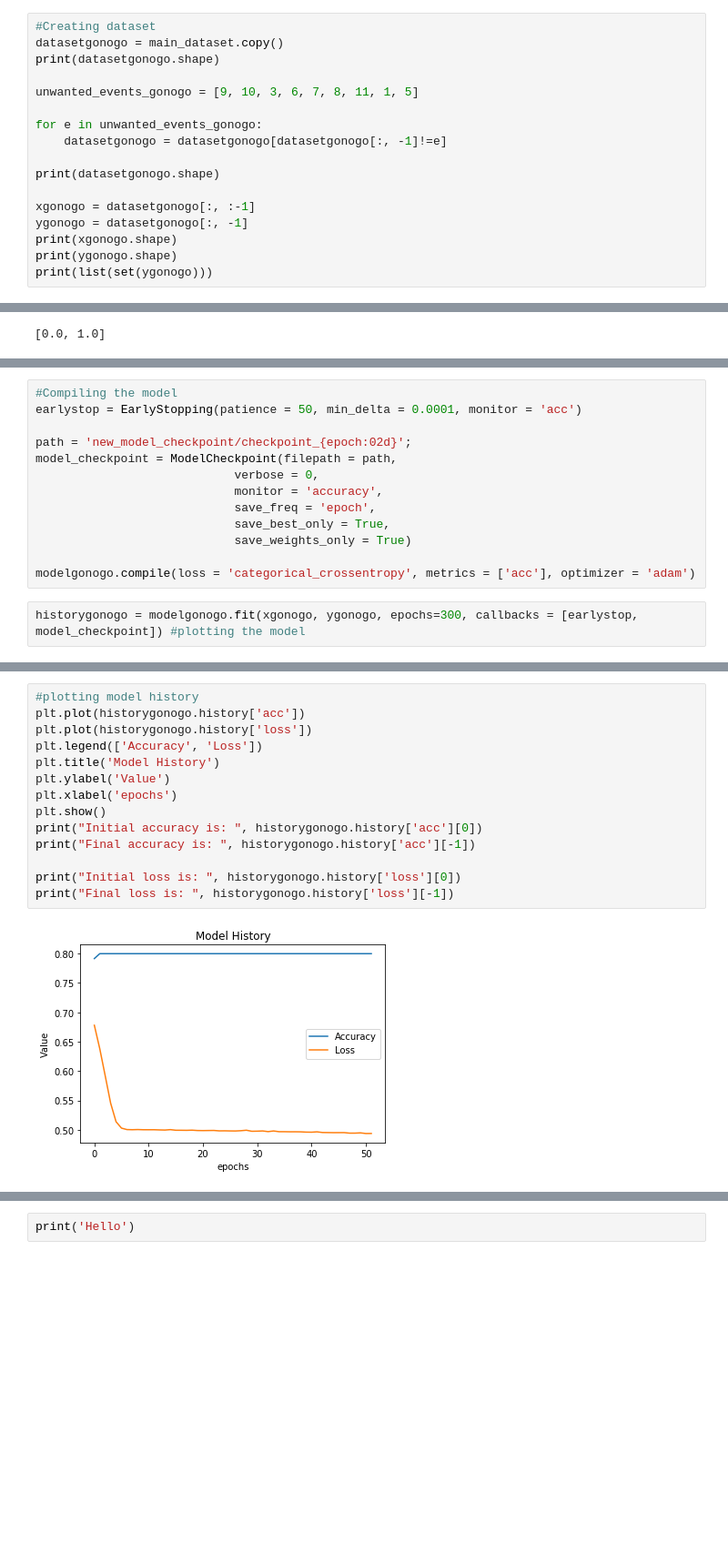
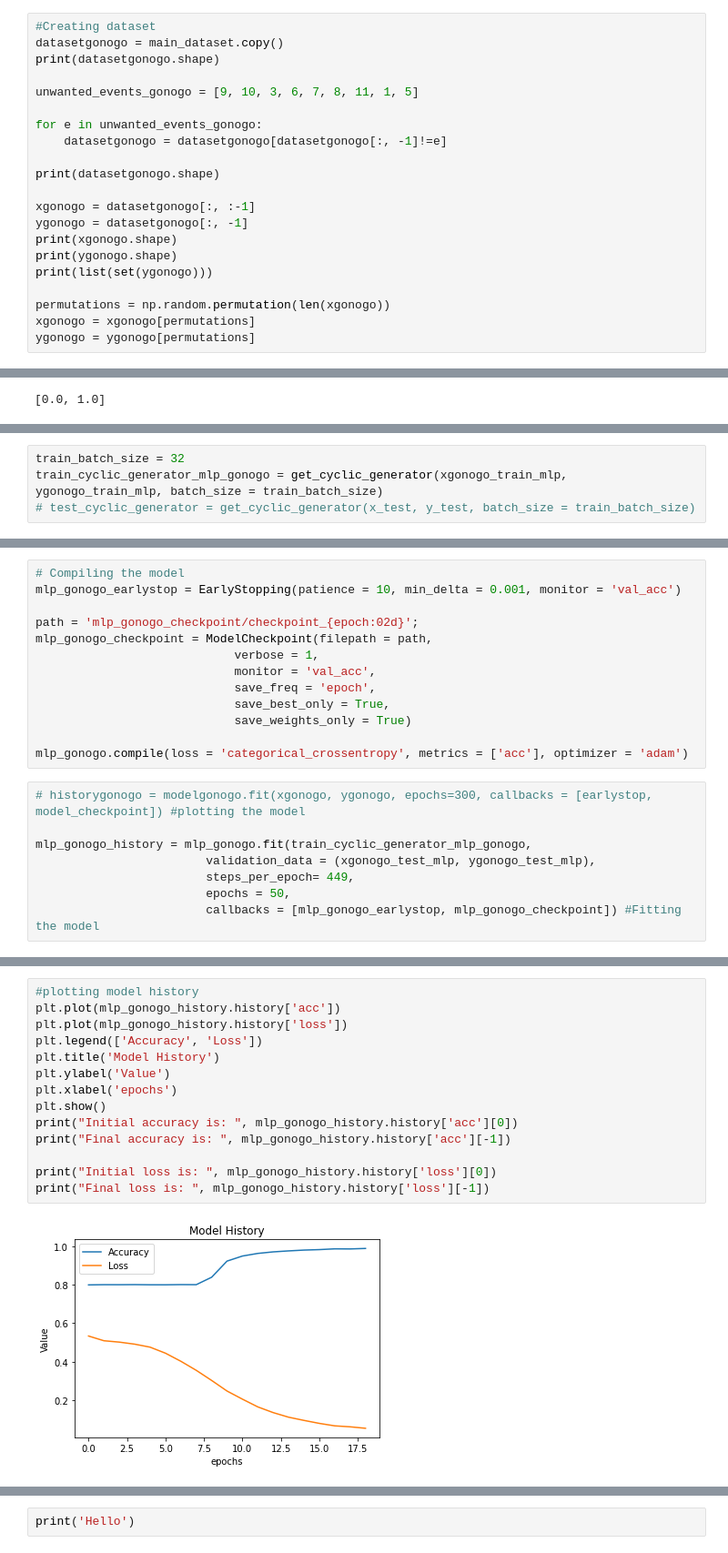
Before and after one commit to Arush0113/EEG_Pipeline, a Jupyter notebook: team02/main_raw_code_1.ipynb, the cells around one changed output, grey strips where cells are left out. Shown at 91% size. Saved outputs shown, nothing was run; the diff lists cells and outputs as text; blank space fills up the shorter version.

```diff
--- a/team02/main_raw_code_1.ipynb
+++ b/team02/main_raw_code_1.ipynb
@@ -1246,6 +1259,10 @@ ygonogo = datasetgonogo[:, -1]
 print(xgonogo.shape)
 print(ygonogo.shape)
 print(list(set(ygonogo)))
+
+permutations = np.random.permutation(len(xgonogo))
+xgonogo = xgonogo[permutations]
+ygonogo = ygonogo[permutations]
 # %% [output]
 (1872, 23167)
 (600, 23167)
@@ -1275 +1314,5 @@ array([[1., 0.],
+# %%
+train_batch_size = 32
+train_cyclic_generator_mlp_gonogo = get_cyclic_generator(xgonogo_train_mlp, ygonogo_train_mlp, batch_size = train_batch_size)
+# test_cyclic_generator = get_cyclic_generator(x_test, y_test, batch_size = train_batch_size)
 # %%
@@ -1300,18 +1349,24 @@ Trainable params: 741,906
 Non-trainable params: 0
 _________________________________________________________________
 # %%
-#Compiling the model
-earlystop = EarlyStopping(patience = 50, min_delta = 0.0001, monitor = 'acc')
+# Compiling the model
+mlp_gonogo_earlystop = EarlyStopping(patience = 10, min_delta = 0.001, monitor = 'val_acc')
 
-path = 'new_model_checkpoint/checkpoint_{epoch:02d}';
-model_checkpoint = ModelCheckpoint(filepath = path,
-                            verbose = 0,
-                            monitor = 'accuracy',
+path = 'mlp_gonogo_checkpoint/checkpoint_{epoch:02d}';
+mlp_gonogo_checkpoint = ModelCheckpoint(filepath = path,
+                            verbose = 1,
+                            monitor = 'val_acc',
                             save_freq = 'epoch',
                             save_best_only = True,
                             save_weights_only = True)
 
-modelgonogo.compile(loss = 'categorical_crossentropy', metrics = ['acc'], optimizer = 'adam')
+mlp_gonogo.compile(loss = 'categorical_crossentropy', metrics = ['acc'], optimizer = 'adam')
 # %%
-historygonogo = modelgonogo.fit(xgonogo, ygonogo, epochs=300, callbacks = [earlystop, model_checkpoint]) #plotting the model
+# historygonogo = modelgonogo.fit(xgonogo, ygonogo, epochs=300, callbacks = [earlystop, model_checkpoint]) #plotting the model
+
+mlp_gonogo_history = mlp_gonogo.fit(train_cyclic_generator_mlp_gonogo,
+                        validation_data = (xgonogo_test_mlp, ygonogo_test_mlp),
+                        steps_per_epoch= 449,
+                        epochs = 50,
+                        callbacks = [mlp_gonogo_earlystop, mlp_gonogo_checkpoint]) #Fitting the model
 # %% [output]
@@ -1335,16 +1390,16 @@ Epoch 52/300
 # %%
 #plotting model history
-plt.plot(historygonogo.history['acc'])
-plt.plot(historygonogo.history['loss'])
+plt.plot(mlp_gonogo_history.history['acc'])
+plt.plot(mlp_gonogo_history.history['loss'])
 plt.legend(['Accuracy', 'Loss'])
 plt.title('Model History')
 plt.ylabel('Value')
 plt.xlabel('epochs')
 plt.show()
-print("Initial accuracy is: ", historygonogo.history['acc'][0])
-print("Final accuracy is: ", historygonogo.history['acc'][-1])
+print("Initial accuracy is: ", mlp_gonogo_history.history['acc'][0])
+print("Final accuracy is: ", mlp_gonogo_history.history['acc'][-1])
 
-print("Initial loss is: ", historygonogo.history['loss'][0])
-print("Final loss is: ", historygonogo.history['loss'][-1])
+print("Initial loss is: ", mlp_gonogo_history.history['loss'][0])
+print("Final loss is: ", mlp_gonogo_history.history['loss'][-1])
 # %% [output]
-[figure, old version]
+[figure, new version]
```
Also changed, not shown: parts of 11 cells of this notebook.
